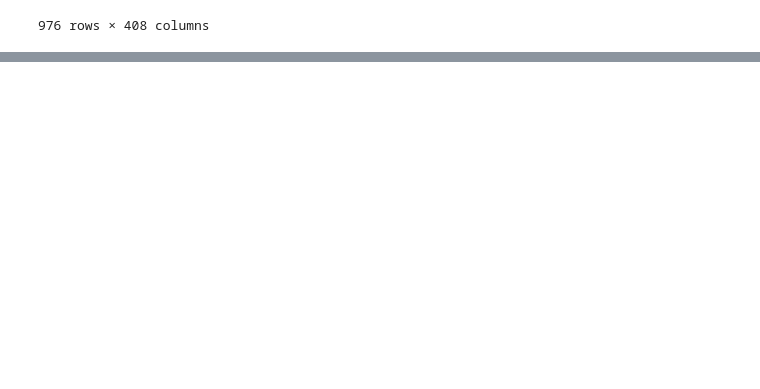
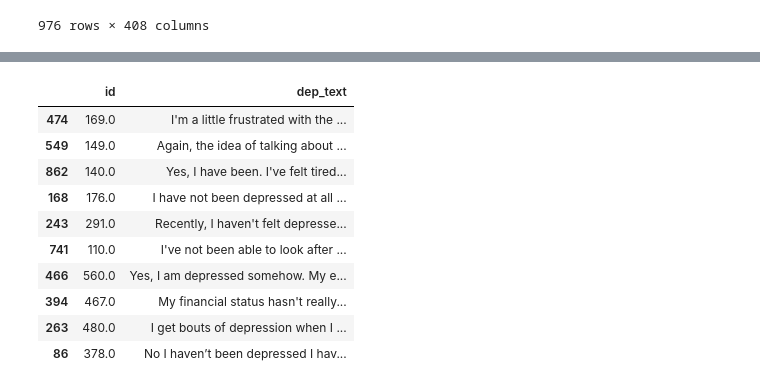
Before and after one commit to adithya8/gpt4-depression-schema, a Jupyter notebook: data/kjell_prolific_depAnx.ipynb, the cells around one changed output, grey strips where cells are left out. Saved outputs shown, nothing was run; the diff lists cells and outputs as text; code cells hidden in the pictures; blank space fills up the shorter version.

Commit message:
Prepared data for dep text

```diff
--- a/data/kjell_prolific_depAnx.ipynb
+++ b/data/kjell_prolific_depAnx.ipynb
@@ -45,0 +100,3 @@ minidep_scale, minidep_diagnose, depression_episodes, miniGAD_scale, miniGAD_sym
+# %%
+data = data[~pd.isna(data.id)]
+data.shape
@@ -45,0 +117,4 @@ minidep_scale, minidep_diagnose, depression_episodes, miniGAD_scale, miniGAD_sym
+# %%
+data_ = data.copy()
+data_['text_len'] = data.dep_text.str.count(' ')
+data_.text_len.describe()
@@ -45,0 +131,14 @@ minidep_scale, minidep_diagnose, depression_episodes, miniGAD_scale, miniGAD_sym
+# %%
+data_.sort_values('text_len', ascending=True)[['id', 'dep_text']].head(10)
+# %% [output]
+|  | id | dep_text |
+| 474 | 169.0 | I'm a little frustrated with the ... |
+| 549 | 149.0 | Again, the idea of talking about ... |
+| 862 | 140.0 | Yes, I have been. I've felt tired... |
+| 168 | 176.0 | I have not been depressed at all ... |
+| 243 | 291.0 | Recently, I haven't felt depresse... |
+| 741 | 110.0 | I've not been able to look after ... |
+| 466 | 560.0 | Yes, I am depressed somehow. My e... |
+| 394 | 467.0 | My financial status hasn't really... |
+| 263 | 480.0 | I get bouts of depression when I ... |
+| 86 | 378.0 | No I haven’t been depressed I hav... |
```
Also changed, not shown: parts of 10 cells of this notebook.
